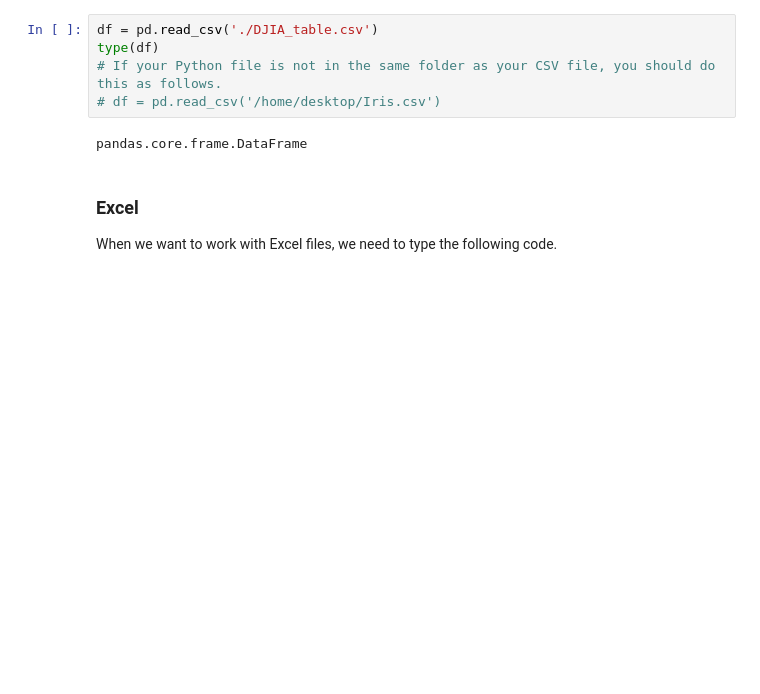
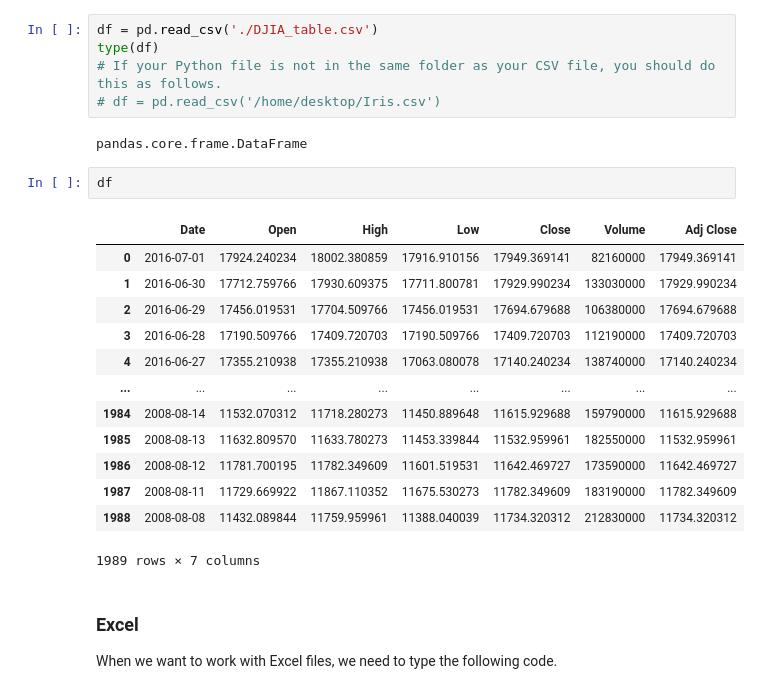
Before and after one commit to NIteshx2/ML-Hackathon, a Jupyter notebook: TUTORIALS/Session/pandas-tutorial-for-beginners.ipynb, the cells around one changed output. Cells and saved outputs as stored; diff of their text form; blank space fills up the shorter version.

```diff
--- a/TUTORIALS/Session/pandas-tutorial-for-beginners.ipynb
+++ b/TUTORIALS/Session/pandas-tutorial-for-beginners.ipynb
@@ -203,6 +210,22 @@ type(df)
 # df = pd.read_csv('/home/desktop/Iris.csv')
 # %% [output]
 pandas.core.frame.DataFrame
+# %%
+df
+# %% [output]
+|  | Date | Open | High | Low | Close | Volume | Adj Close |
+| 0 | 2016-07-01 | 17924.240234 | 18002.380859 | 17916.910156 | 17949.369141 | 82160000 | 17949.369141 |
+| 1 | 2016-06-30 | 17712.759766 | 17930.609375 | 17711.800781 | 17929.990234 | 133030000 | 17929.990234 |
+| 2 | 2016-06-29 | 17456.019531 | 17704.509766 | 17456.019531 | 17694.679688 | 106380000 | 17694.679688 |
+| 3 | 2016-06-28 | 17190.509766 | 17409.720703 | 17190.509766 | 17409.720703 | 112190000 | 17409.720703 |
+| 4 | 2016-06-27 | 17355.210938 | 17355.210938 | 17063.080078 | 17140.240234 | 138740000 | 17140.240234 |
+| ... | ... | ... | ... | ... | ... | ... | ... |
+| 1984 | 2008-08-14 | 11532.070312 | 11718.280273 | 11450.889648 | 11615.929688 | 159790000 | 11615.929688 |
+| 1985 | 2008-08-13 | 11632.809570 | 11633.780273 | 11453.339844 | 11532.959961 | 182550000 | 11532.959961 |
+| 1986 | 2008-08-12 | 11781.700195 | 11782.349609 | 11601.519531 | 11642.469727 | 173590000 | 11642.469727 |
+| 1987 | 2008-08-11 | 11729.669922 | 11867.110352 | 11675.530273 | 11782.349609 | 183190000 | 11782.349609 |
+| 1988 | 2008-08-08 | 11432.089844 | 11759.959961 | 11388.040039 | 11734.320312 | 212830000 | 11734.320312 |
+1989 rows × 7 columns
 # %% [markdown]
 ### **Excel** <a id="9"></a>
 
```
Also changed, not shown: parts of 4 cells of this notebook.
